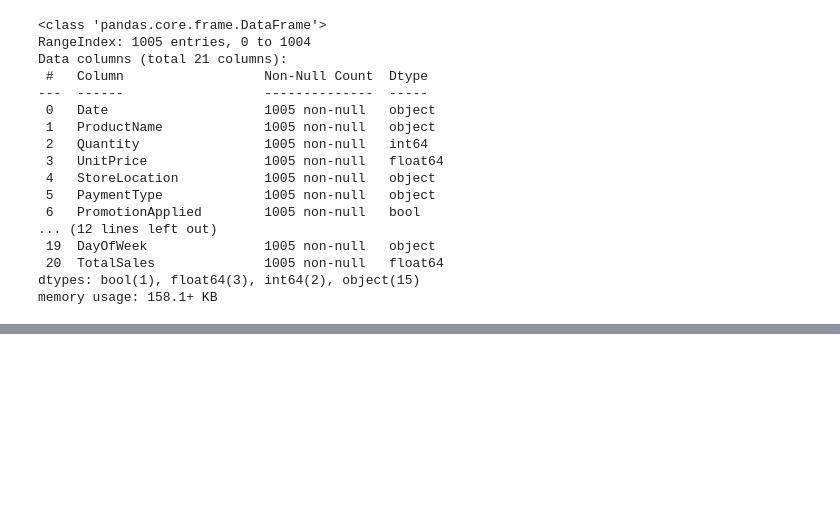
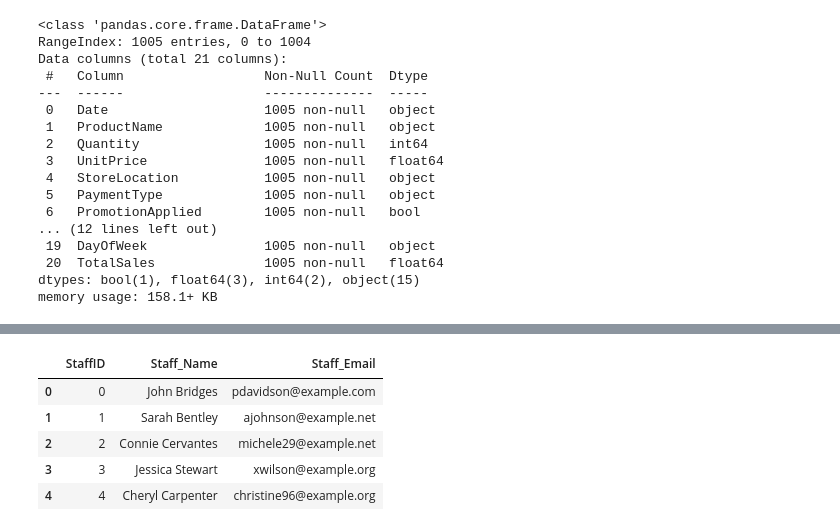
Before and after one commit to BiodunJ/Zipco-Casestudy-with-Airflow, a Jupyter notebook: etl_pipeline.ipynb, the cells around one changed output, grey strips where cells are left out. Drawn from its saved outputs; the diff is of its cells as text; code cells hidden in the pictures; blank space fills up the shorter version.

```diff
--- a/etl_pipeline.ipynb
+++ b/etl_pipeline.ipynb
@@ -66,0 +194,9 @@ memory usage: 158.1+ KB
+# %%
+staff.head()  # Display the first few rows of the staff dataframe
+# %% [output]
+|  | StaffID | Staff_Name | Staff_Email |
+| 0 | 0 | John Bridges | pdavidson@example.com |
+| 1 | 1 | Sarah Bentley | ajohnson@example.net |
+| 2 | 2 | Connie Cervantes | michele29@example.net |
+| 3 | 3 | Jessica Stewart | xwilson@example.org |
+| 4 | 4 | Cheryl Carpenter | christine96@example.org |
```
Also changed, not shown: parts of 17 cells of this notebook, 5 other files.
